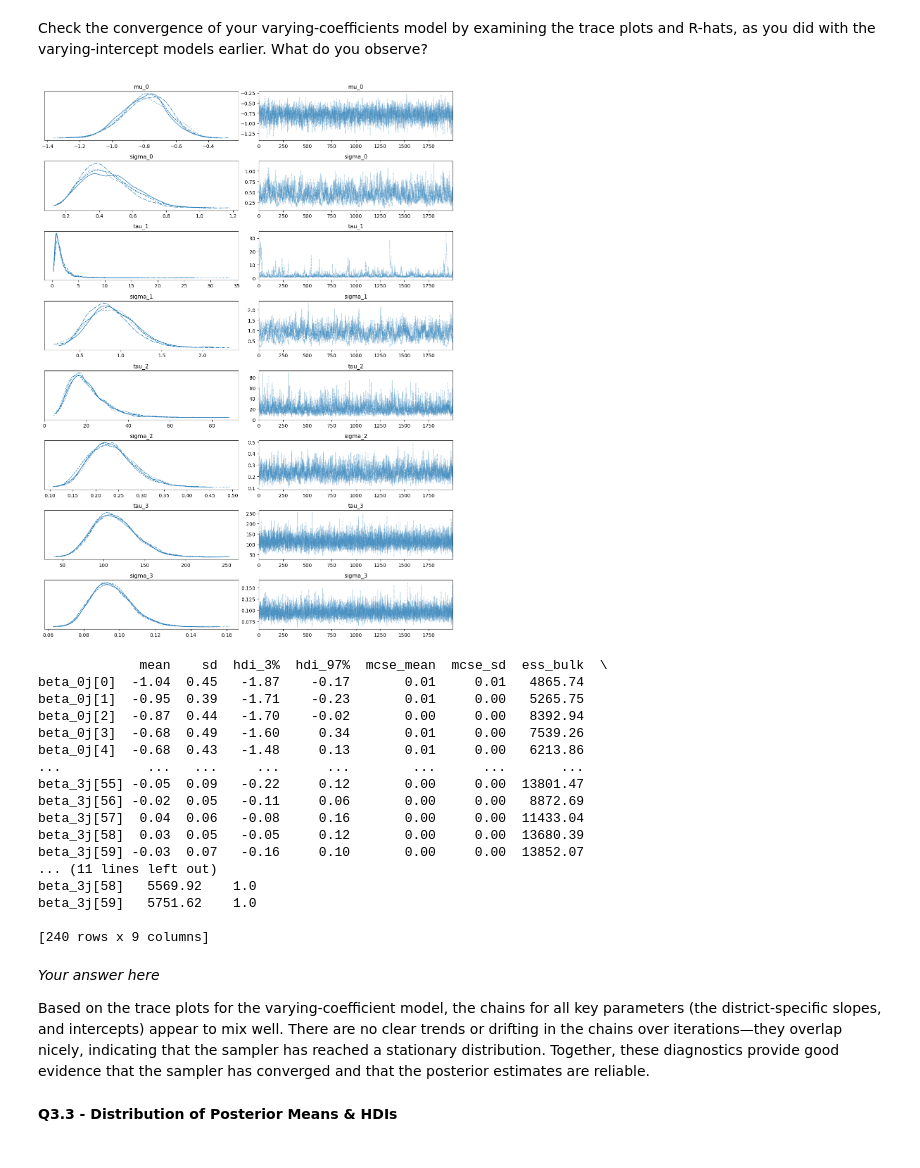
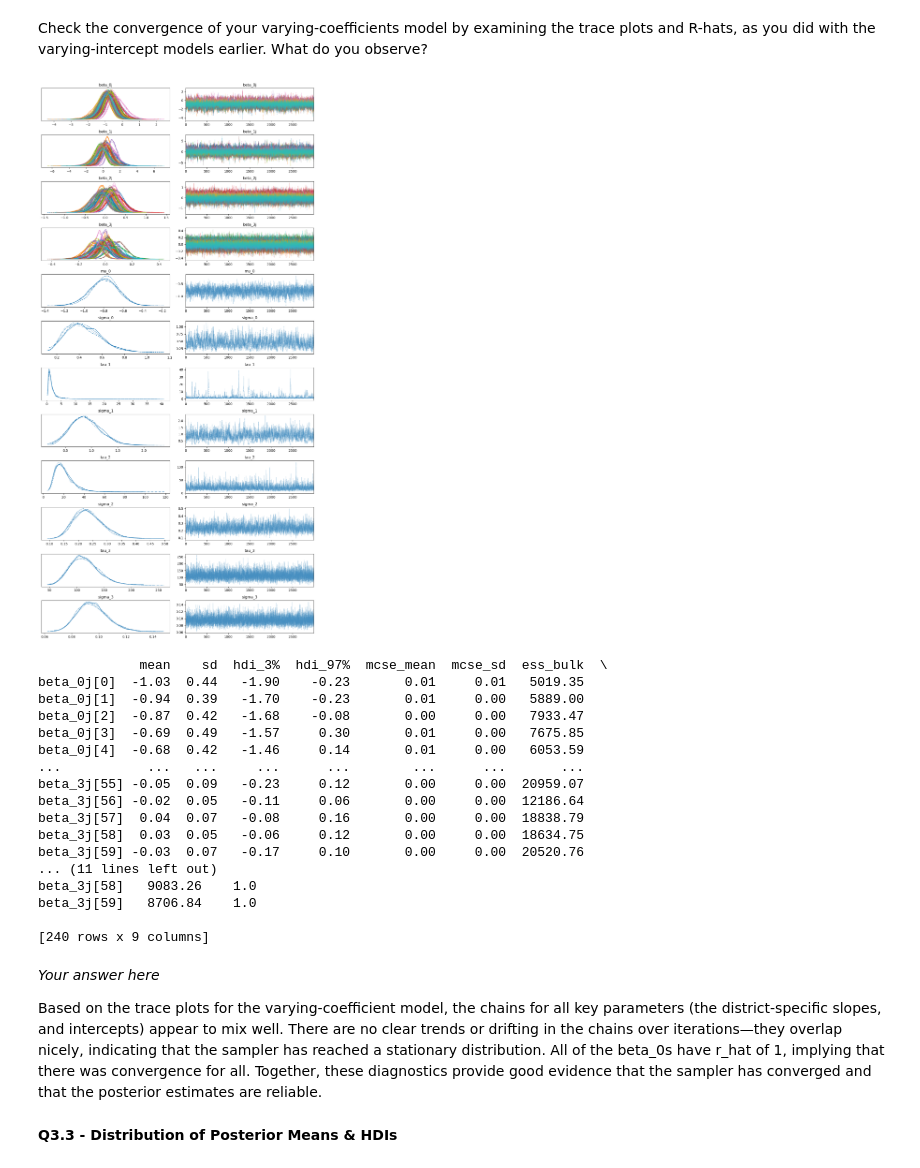
Before and after one commit to Bright-L01/CS-109B-2025, a Jupyter notebook: cs1090b_hw1/cs1090b_hw1.ipynb, the cells around one changed output. Cells and saved outputs as stored; diff of their text form; code cells hidden in the pictures.

```diff
--- a/cs1090b_hw1/cs1090b_hw1.ipynb
+++ b/cs1090b_hw1/cs1090b_hw1.ipynb
@@ -893,45 +914,29 @@ import pymc as pm
 import numpy as np
 import pandas as pd
 
-# Ensure that 'district' is treated as a categorical variable, so we can index districts as 0,...,J-1.
 df_train["district"] = df_train["district"].astype("category")
 district_idx = df_train["district"].cat.codes  # integer codes for each district
 n_districts = df_train["district"].nunique()
 
 with pm.Model() as varying_coef_model:
-    # -------------------------
-    # Varying Intercept Component
-    # -------------------------
+
     mu_0 = pm.Normal("mu_0", mu=0, sigma=1e4)
     tau_0 = pm.Gamma("tau_0", alpha=0.1, beta=0.1)
     sigma_0 = pm.Deterministic("sigma_0", 1 / pm.math.sqrt(tau_0))
     beta_0j = pm.Normal("beta_0j", mu=mu_0, sigma=sigma_0, shape=n_districts)
 
-    # -------------------------
-    # Varying Coefficient for 'urban'
-    # -------------------------
     tau_1 = pm.Gamma("tau_1", alpha=0.1, beta=0.1)
     sigma_1 = pm.Deterministic("sigma_1", 1 / pm.math.sqrt(tau_1))
     beta_1j = pm.Normal("beta_1j", mu=0, sigma=sigma_1, shape=n_districts)
 
-    # -------------------------
-    # Varying Coefficient for 'living.children'
-    # -------------------------
     tau_2 = pm.Gamma("tau_2", alpha=0.1, beta=0.1)
     sigma_2 = pm.Deterministic("sigma_2", 1 / pm.math.sqrt(tau_2))
     beta_2j = pm.Normal("beta_2j", mu=0, sigma=sigma_2, shape=n_districts)
 
-    # -------------------------
-    # Varying Coefficient for 'age_mean'
-    # -------------------------
     tau_3 = pm.Gamma("tau_3", alpha=0.1, beta=0.1)
     sigma_3 = pm.Deterministic("sigma_3", 1 / pm.math.sqrt(tau_3))
     beta_3j = pm.Normal("beta_3j", mu=0, sigma=sigma_3, shape=n_districts)
 
-    # -------------------------
-    # Linear Predictor & Likelihood
-    # -------------------------
-    # For each observation, select the district-specific parameters using district_idx.
     eta = (
         beta_0j[district_idx] +
         beta_1j[district_idx] * df_train["urban"].values +
@@ -945,13 +950,10 @@ with pm.Model() as varying_coef_model:
     # Define the likelihood using the Bernoulli distribution.
     y_obs = pm.Bernoulli("y_obs", p=p, observed=df_train["contraceptive_use"].values)
 
-    # -------------------------
-    # Sample from the Posterior
-    # -------------------------
     trace_varying_coef = pm.sample(
-        draws=2000,
+        draws=3000,
         tune=2000,
-        target_accept=0.9,
+        target_accept=0.95,
         random_seed=109
     )
 # %% [output]
@@ -971,46 +976,46 @@ Check the convergence of your varying-coefficients model by examining the trace
 # %%
 # your code here
 ...
 
 import arviz as az
 import matplotlib.pyplot as plt
 
 # Plot trace plots for key parameters.
 # You might choose to plot hyperparameters and a subset of the district-specific coefficients.
-az.plot_trace(trace_varying_coef, var_names=["mu_0", "sigma_0", "tau_1", "sigma_1", "tau_2", "sigma_2", "tau_3", "sigma_3"])
+az.plot_trace(trace_varying_coef, var_names=["beta_0j", "beta_1j", "beta_2j", "beta_3j", "mu_0", "sigma_0", "tau_1", "sigma_1", "tau_2", "sigma_2", "tau_3", "sigma_3"])
 plt.tight_layout()
 plt.show()
 
 # Obtain a summary including R-hat values for district-specific coefficients.
 summary_varying_coef = az.summary(
     trace_varying_coef,
     var_names=["beta_0j", "beta_1j", "beta_2j", "beta_3j"],
     round_to=2
 )
 print(summary_varying_coef)
 # %% [output]
-[figure, old version]
+[figure, new version]
              mean    sd  hdi_3%  hdi_97%  mcse_mean  mcse_sd  ess_bulk  \
-beta_0j[0]  -1.04  0.45   -1.87    -0.17       0.01     0.01   4865.74
-beta_0j[1]  -0.95  0.39   -1.71    -0.23       0.01     0.00   5265.75
-beta_0j[2]  -0.87  0.44   -1.70    -0.02       0.00     0.00   8392.94
-beta_0j[3]  -0.68  0.49   -1.60     0.34       0.01     0.00   7539.26
-beta_0j[4]  -0.68  0.43   -1.48     0.13       0.01     0.00   6213.86
+beta_0j[0]  -1.03  0.44   -1.90    -0.23       0.01     0.01   5019.35
+beta_0j[1]  -0.94  0.39   -1.70    -0.23       0.01     0.00   5889.00
+beta_0j[2]  -0.87  0.42   -1.68    -0.08       0.00     0.00   7933.47
+beta_0j[3]  -0.69  0.49   -1.57     0.30       0.01     0.00   7675.85
+beta_0j[4]  -0.68  0.42   -1.46     0.14       0.01     0.00   6053.59
 ...           ...   ...     ...      ...        ...      ...       ...
-beta_3j[55] -0.05  0.09   -0.22     0.12       0.00     0.00  13801.47
-beta_3j[56] -0.02  0.05   -0.11     0.06       0.00     0.00   8872.69
-beta_3j[57]  0.04  0.06   -0.08     0.16       0.00     0.00  11433.04
-beta_3j[58]  0.03  0.05   -0.05     0.12       0.00     0.00  13680.39
-beta_3j[59] -0.03  0.07   -0.16     0.10       0.00     0.00  13852.07
+beta_3j[55] -0.05  0.09   -0.23     0.12       0.00     0.00  20959.07
+beta_3j[56] -0.02  0.05   -0.11     0.06       0.00     0.00  12186.64
+beta_3j[57]  0.04  0.07   -0.08     0.16       0.00     0.00  18838.79
+beta_3j[58]  0.03  0.05   -0.06     0.12       0.00     0.00  18634.75
+beta_3j[59] -0.03  0.07   -0.17     0.10       0.00     0.00  20520.76
 ... (11 lines left out)
-beta_3j[58]   5569.92    1.0
-beta_3j[59]   5751.62    1.0
+beta_3j[58]   9083.26    1.0
+beta_3j[59]   8706.84    1.0
 
 [240 rows x 9 columns]
 # %% [markdown]
 *Your answer here*
 
-Based on the trace plots for the varying-coefficient model, the chains for all key parameters (the district-specific slopes, and intercepts) appear to mix well. There are no clear trends or drifting in the chains over iterations—they overlap nicely, indicating that the sampler has reached a stationary distribution. Together, these diagnostics provide good evidence that the sampler has converged and that the posterior estimates are reliable.
+Based on the trace plots for the varying-coefficient model, the chains for all key parameters (the district-specific slopes, and intercepts) appear to mix well. There are no clear trends or drifting in the chains over iterations—they overlap nicely, indicating that the sampler has reached a stationary distribution. All of the beta_0s have r_hat of 1, implying that there was convergence for all. Together, these diagnostics provide good evidence that the sampler has converged and that the posterior estimates are reliable.
 # %% [markdown]
 <!-- BEGIN QUESTION -->
 
```
Also changed, not shown: parts of 26 cells of this notebook.
